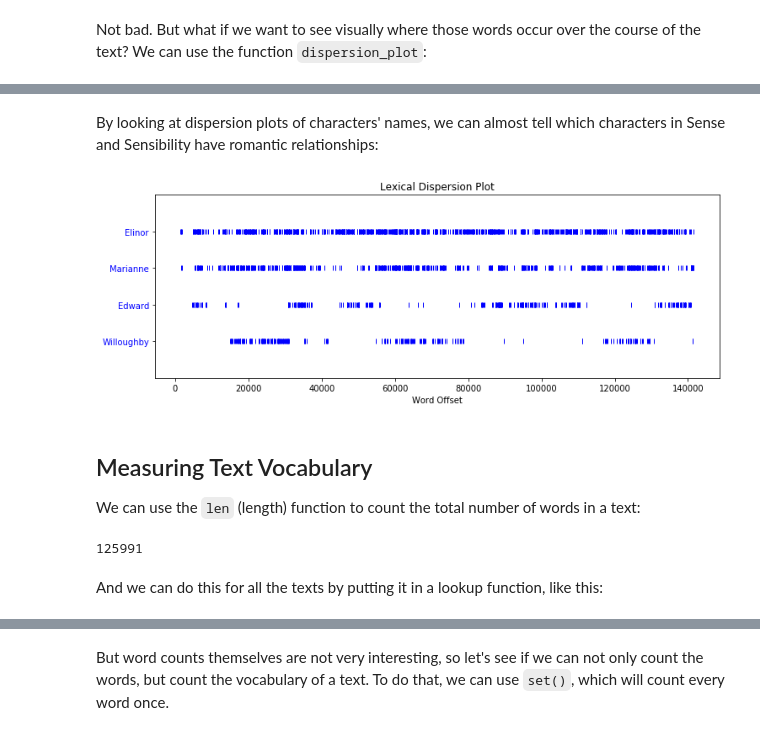
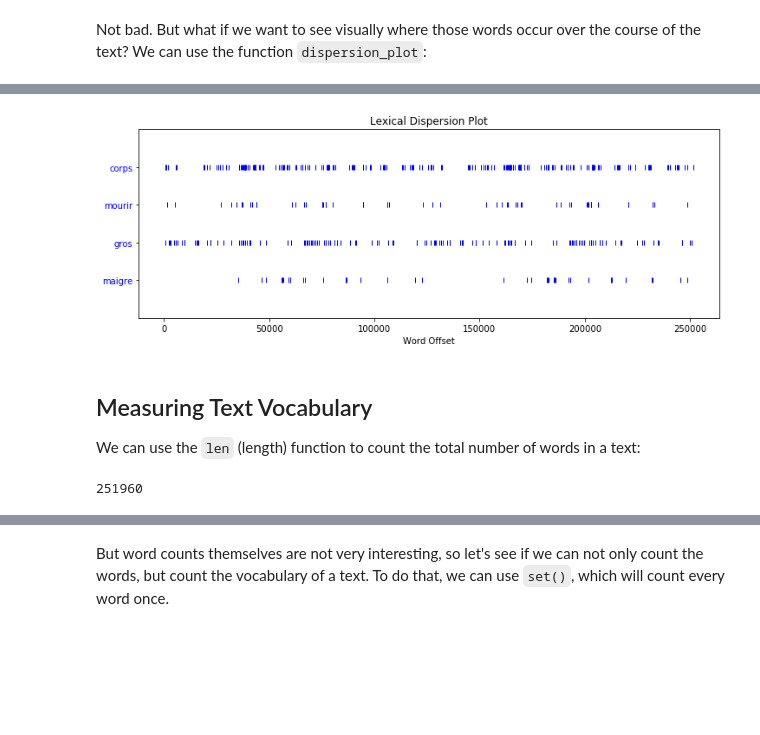
Before and after one commit to cu-mkp/ms-text-analysis, a Jupyter notebook: dataviz-workshop.ipynb, the cells around one changed output, grey strips where cells are left out. Cells and saved outputs as stored; diff of their text form; code cells hidden in the pictures; blank space fills up the shorter version.

```diff
--- a/dataviz-workshop.ipynb
+++ b/dataviz-workshop.ipynb
@@ -111,7 +73,7 @@ os.system('/Users/terry/Github/ms-xml/txt/all_tc.txt')
 32256
 # %%
 # Tokenize it (break it into words), and make an NLTK Text object out of it.
-tcRaw = open('/Users/terry/Github/ms-xml/txt/all_tc.txt').read()
+tcRaw = open('./txt/all_tc.txt').read()
 tcWords = nltk.word_tokenize(tcRaw)
 tc = nltk.Text(tcWords)
 # %%
@@ -220,9 +122,7 @@ text1.dispersion_plot(['Ahab', 'Ishmael', 'whale'])
-# %% [markdown]
-By looking at dispersion plots of characters' names, we can almost tell which characters in Sense and Sensibility have romantic relationships:
-# %%
-text2.dispersion_plot(['Elinor', 'Marianne', 'Edward', 'Willoughby'])
-# %% [output]
-[figure, removed]
+# %%
+tc.dispersion_plot(['corps', 'mourir', 'gros', 'maigre'])
+# %% [output]
+[figure, added]
 # %% [markdown]
 ## Measuring Text Vocabulary
 
@@ -230,6 +130,4 @@ We can use the `len` (length) function to count the total number of words in a t
 # %%
 len(tc)
 # %% [output]
-125991
+251960
-# %% [markdown]
-And we can do this for all the texts by putting it in a lookup function, like this:
```
Also changed, not shown: parts of 44 cells of this notebook.
